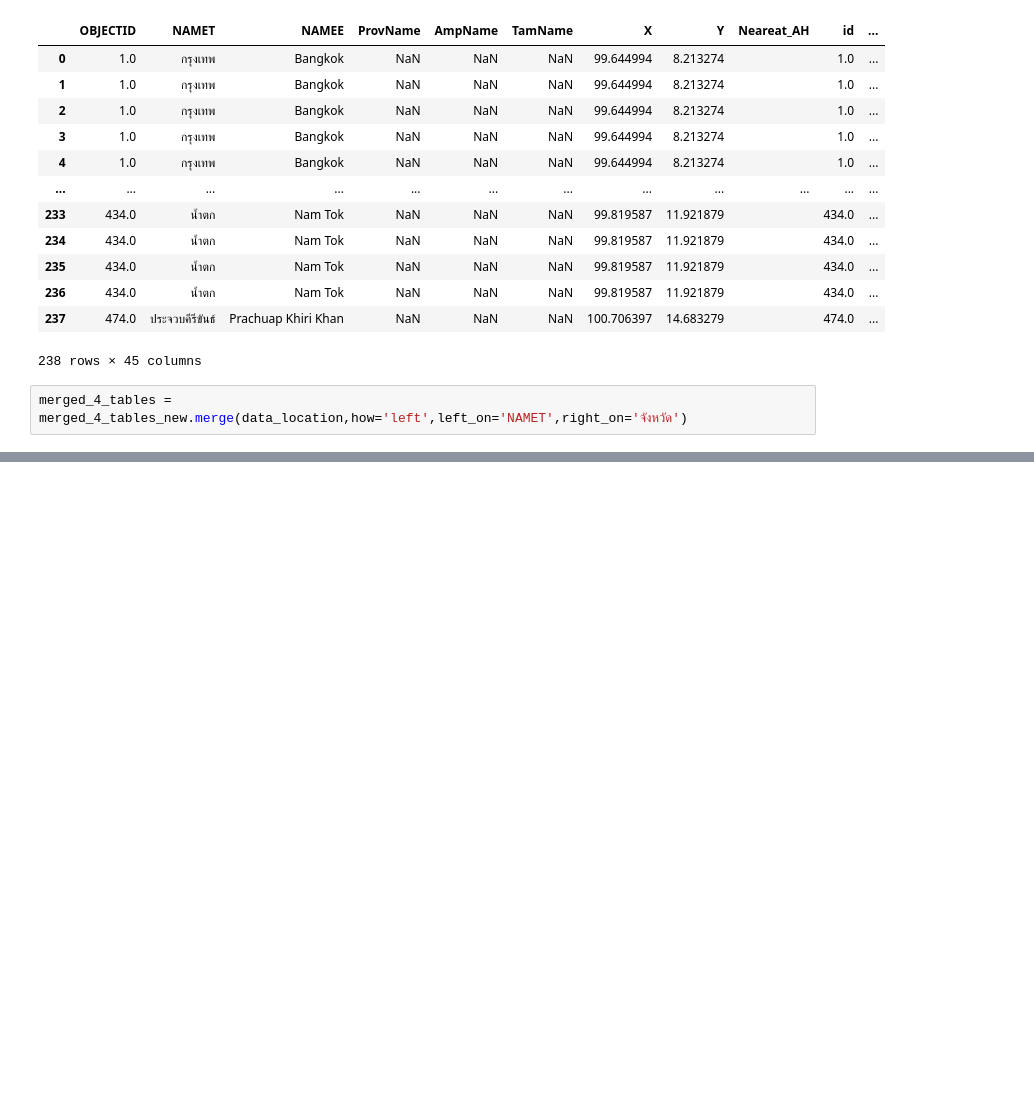
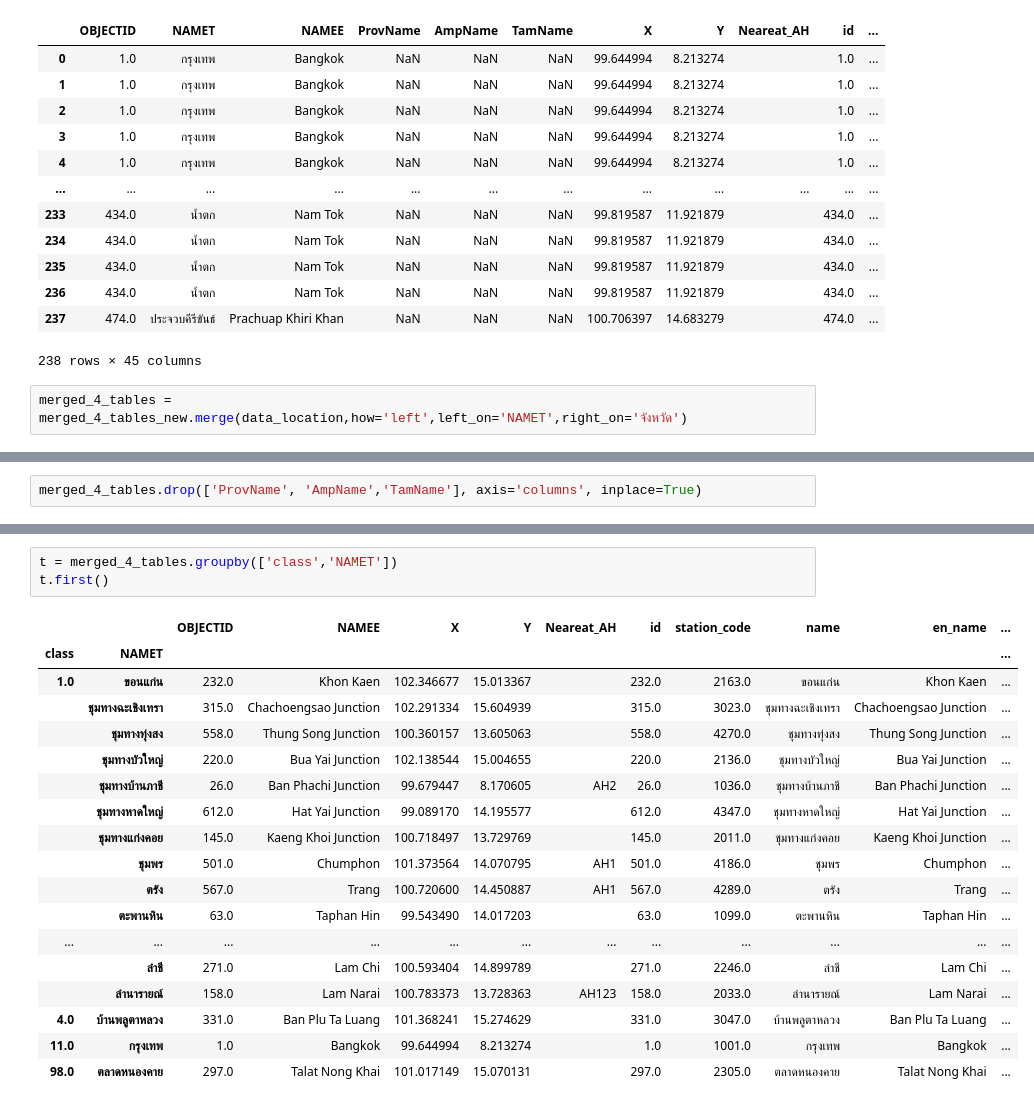
Before and after one commit to ThanikPimpiban/DWDM21, a Jupyter notebook: Project_31_8_64.ipynb, the cells around one changed output, grey strips where cells are left out. Drawn from its saved outputs; the diff is of its cells as text; blank space fills up the shorter version.

```diff
--- a/Project_31_8_64.ipynb
+++ b/Project_31_8_64.ipynb
@@ -321,0 +322,2 @@ dtype: bool
+# %%
+merged_4_tables.drop(['ProvName', 'AmpName','TamName'], axis='columns', inplace=True)
@@ -321,0 +340,22 @@ dtype: bool
+# %%
+t = merged_4_tables.groupby(['class','NAMET'])
+t.first()
+# %% [output]
+|  |  | OBJECTID | NAMEE | X | Y | Neareat_AH | id | station_code | name | en_name | ... |
+| class | NAMET |  |  |  |  |  |  |  |  |  | ... |
+| 1.0 | ขอนแก่น | 232.0 | Khon Kaen | 102.346677 | 15.013367 |  | 232.0 | 2163.0 | ขอนแก่น | Khon Kaen | ... |
+|  | ชุมทางฉะเชิงเทรา | 315.0 | Chachoengsao Junction | 102.291334 | 15.604939 |  | 315.0 | 3023.0 | ชุมทางฉะเชิงเทรา | Chachoengsao Junction | ... |
+|  | ชุมทางทุ่งสง | 558.0 | Thung Song Junction | 100.360157 | 13.605063 |  | 558.0 | 4270.0 | ชุมทางทุ่งสง | Thung Song Junction | ... |
+|  | ชุมทางบัวใหญ่ | 220.0 | Bua Yai Junction | 102.138544 | 15.004655 |  | 220.0 | 2136.0 | ชุมทางบัวใหญ่ | Bua Yai Junction | ... |
+|  | ชุมทางบ้านภาชี | 26.0 | Ban Phachi Junction | 99.679447 | 8.170605 | AH2 | 26.0 | 1036.0 | ชุมทางบ้านภาชี | Ban Phachi Junction | ... |
+|  | ชุมทางหาดใหญ่ | 612.0 | Hat Yai Junction | 99.089170 | 14.195577 |  | 612.0 | 4347.0 | ชุมทางหาดใหญ่ | Hat Yai Junction | ... |
+|  | ชุมทางแก่งคอย | 145.0 | Kaeng Khoi Junction | 100.718497 | 13.729769 |  | 145.0 | 2011.0 | ชุมทางแก่งคอย | Kaeng Khoi Junction | ... |
+|  | ชุมพร | 501.0 | Chumphon | 101.373564 | 14.070795 | AH1 | 501.0 | 4186.0 | ชุมพร | Chumphon | ... |
+|  | ตรัง | 567.0 | Trang | 100.720600 | 14.450887 | AH1 | 567.0 | 4289.0 | ตรัง | Trang | ... |
+|  | ตะพานหิน | 63.0 | Taphan Hin | 99.543490 | 14.017203 |  | 63.0 | 1099.0 | ตะพานหิน | Taphan Hin | ... |
+| ... | ... | ... | ... | ... | ... | ... | ... | ... | ... | ... | ... |
+|  | ลำชี | 271.0 | Lam Chi | 100.593404 | 14.899789 |  | 271.0 | 2246.0 | ลำชี | Lam Chi | ... |
+|  | ลำนารายณ์ | 158.0 | Lam Narai | 100.783373 | 13.728363 | AH123 | 158.0 | 2033.0 | ลำนารายณ์ | Lam Narai | ... |
+| 4.0 | บ้านพลูตาหลวง | 331.0 | Ban Plu Ta Luang | 101.368241 | 15.274629 |  | 331.0 | 3047.0 | บ้านพลูตาหลวง | Ban Plu Ta Luang | ... |
+| 11.0 | กรุงเทพ | 1.0 | Bangkok | 99.644994 | 8.213274 |  | 1.0 | 1001.0 | กรุงเทพ | Bangkok | ... |
+| 98.0 | ตลาดหนองคาย | 297.0 | Talat Nong Khai | 101.017149 | 15.070131 |  | 297.0 | 2305.0 | ตลาดหนองคาย | Talat Nong Khai | ... |
```
Also changed, not shown: parts of 6 cells of this notebook.
